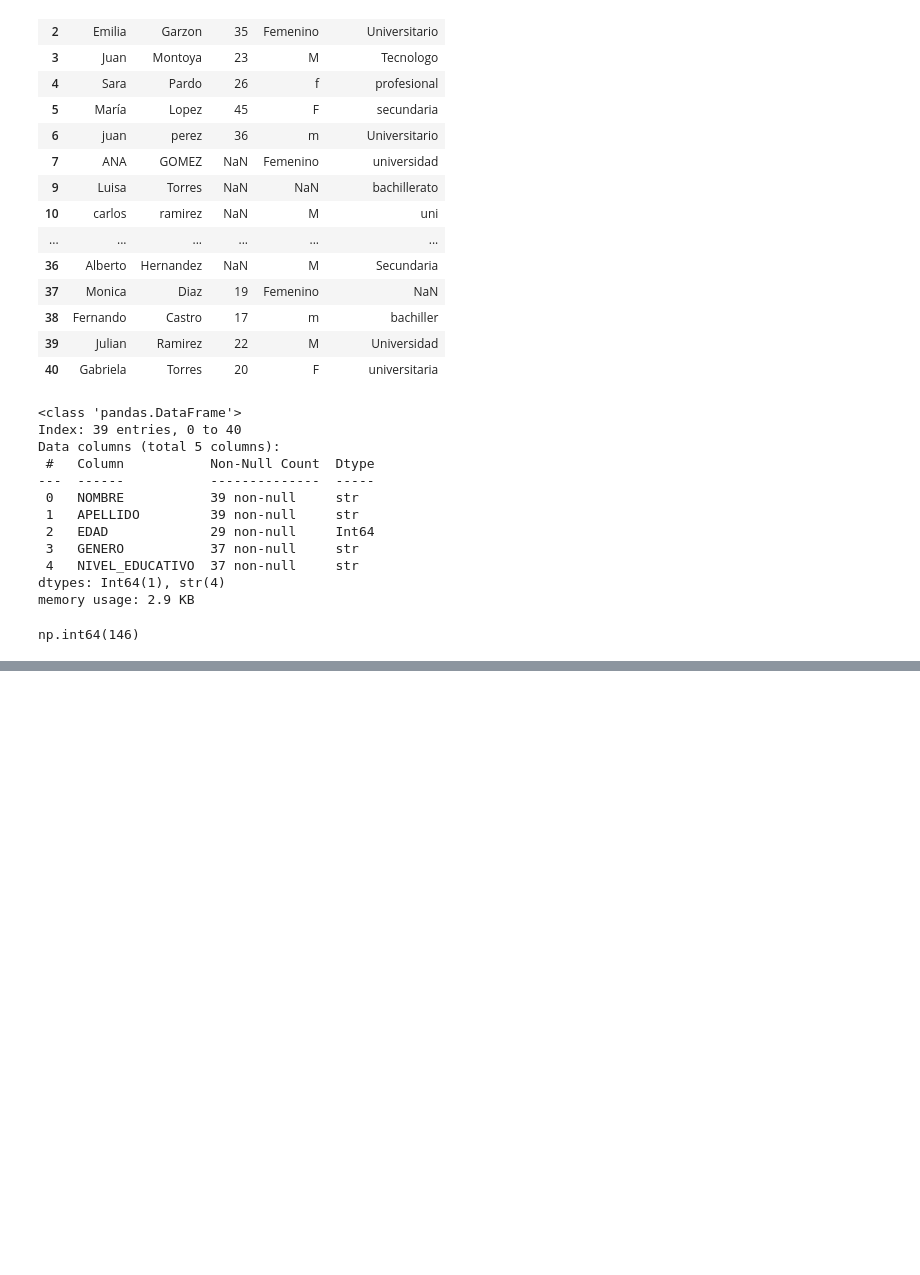
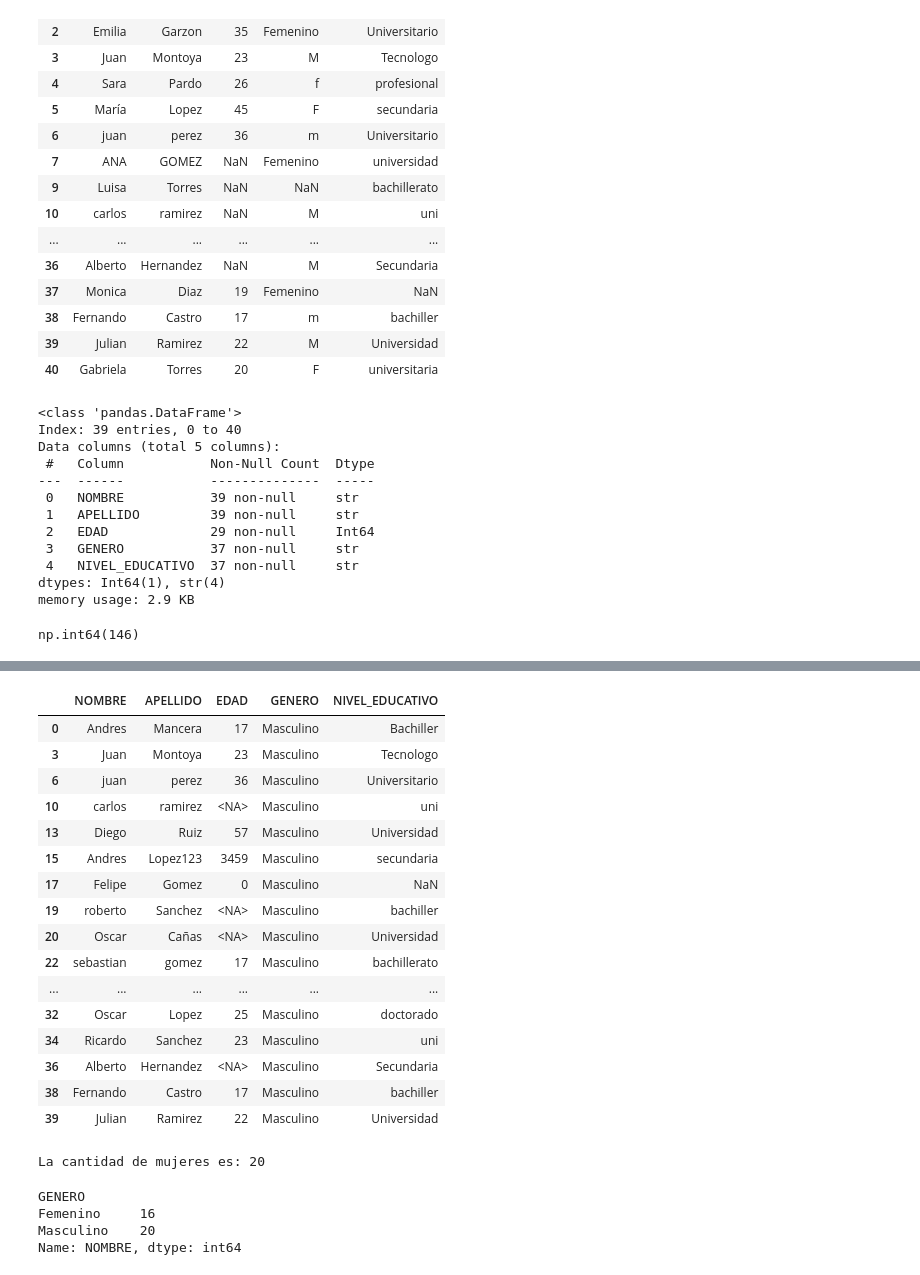
Before and after one commit to Andrevel12/Ejercicio_analisis_data, a Jupyter notebook: 25personasejercicio.ipynb, the cells around one changed output, grey strips where cells are left out. Drawn from its saved outputs; the diff is of its cells as text; code cells hidden in the pictures; blank space fills up the shorter version.

```diff
--- a/25personasejercicio.ipynb
+++ b/25personasejercicio.ipynb
@@ -114,0 +194,32 @@ df_personas["GENERO"].replace([M])
+# %%
+df_Masculinos= df_personas[df_personas["GENERO"] == "Masculino"]
+display(df_Masculinos)
+cantidad_Masculino=df_Masculinos["GENERO"].count()
+print("La cantidad de mujeres es:", cantidad_Masculino)
+# %% [output]
+|  | NOMBRE | APELLIDO | EDAD | GENERO | NIVEL_EDUCATIVO |
+| 0 | Andres | Mancera | 17 | Masculino | Bachiller |
+| 3 | Juan | Montoya | 23 | Masculino | Tecnologo |
+| 6 | juan | perez | 36 | Masculino | Universitario |
+| 10 | carlos | ramirez | <NA> | Masculino | uni |
+| 13 | Diego | Ruiz | 57 | Masculino | Universidad |
+| 15 | Andres | Lopez123 | 3459 | Masculino | secundaria |
+| 17 | Felipe | Gomez | 0 | Masculino | NaN |
+| 19 | roberto | Sanchez | <NA> | Masculino | bachiller |
+| 20 | Oscar | Cañas | <NA> | Masculino | Universidad |
+| 22 | sebastian | gomez | 17 | Masculino | bachillerato |
+| ... | ... | ... | ... | ... | ... |
+| 32 | Oscar | Lopez | 25 | Masculino | doctorado |
+| 34 | Ricardo | Sanchez | 23 | Masculino | uni |
+| 36 | Alberto | Hernandez | <NA> | Masculino | Secundaria |
+| 38 | Fernando | Castro | 17 | Masculino | bachiller |
+| 39 | Julian | Ramirez | 22 | Masculino | Universidad |
+La cantidad de mujeres es: 20
+# %%
+data= df_personas.groupby("GENERO")["NOMBRE"].count()
+print(data)
+# %% [output]
+GENERO
+Femenino     16
+Masculino    20
+Name: NOMBRE, dtype: int64
```
Also changed, not shown: parts of 10 cells of this notebook, 1 other file.
